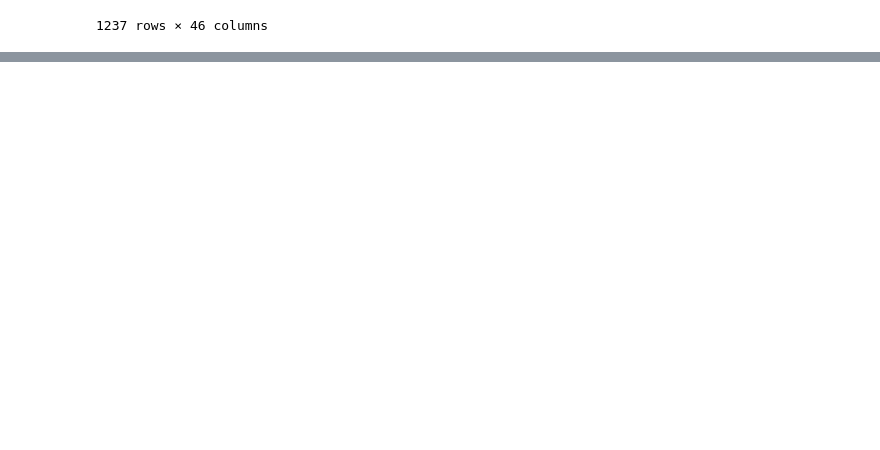
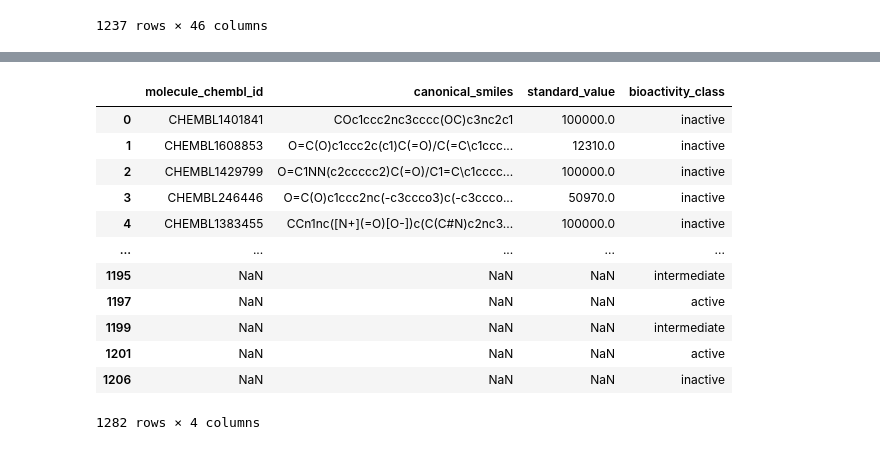
Before and after one commit to Fyn2a/BioInfo_Project_Drugs, a Jupyter notebook: DataGen.ipynb, the cells around one changed output, grey strips where cells are left out. Drawn from its saved outputs; the diff is of its cells as text; code cells hidden in the pictures; blank space fills up the shorter version.

```diff
--- a/DataGen.ipynb
+++ b/DataGen.ipynb
@@ -44,9 +46,9 @@ print(df['standard_type'].value_counts()['IC50'])
  'Kcat' 'TIME' 'EC50' 'INH' 'Ratio' 'Kinact' 'Stability']
 1284
 # %%
+BioActivity = new_client.activity
 residues2 = BioActivity.filter(target_chembl_id=target_selection).filter(standard_type='IC50')
 df2 = pd.DataFrame.from_dict(residues2)
-df2.head(3)
 # %% [output]
 |  | action_type | activity_comment | activity_id | activity_properties | assay_chembl_id | assay_description | ... |
 | 0 | None | active | 7018430 | [] | CHEMBL1794550 | PUBCHEM_BIOASSAY: Primary and Con... | ... |
@@ -72,3 +90,16 @@ df3
 | 1282 | {'action_type': 'INHIBITOR', 'des... | None | 24866731 | [] | CHEMBL5151793 | Inhibition of DENV-2 DENV2 NS2B-NS3 | ... |
 | 1283 | {'action_type': 'INHIBITOR', 'des... | None | 24891069 | [{'comments': None, 'relation': '... | CHEMBL5158485 | Inhibition of 6-His tagged-G4SG4 ... | ... |
 1237 rows × 46 columns
+# %%
+bioactivity_class = []
+for i in df3.standard_value:
+  if float(i) >= 10000:
+    bioactivity_class.append("inactive")
+  elif float(i) <= 1000:
+    bioactivity_class.append("active")
+  else:
+    bioactivity_class.append("intermediate")
+
+selection = ['molecule_chembl_id','canonical_smiles','standard_value']
+df4 = df3[selection]
+df4
@@ -74,0 +120,18 @@ df3
+# %%
+bioactivity_class = pd.Series(bioactivity_class, name='bioactivity_class')
+df5 = pd.concat([df4, bioactivity_class], axis=1)
+df5
+# %% [output]
+|  | molecule_chembl_id | canonical_smiles | standard_value | bioactivity_class |
+| 0 | CHEMBL1401841 | COc1ccc2nc3cccc(OC)c3nc2c1 | 100000.0 | inactive |
+| 1 | CHEMBL1608853 | O=C(O)c1ccc2c(c1)C(=O)/C(=C\c1ccc... | 12310.0 | inactive |
+| 2 | CHEMBL1429799 | O=C1NN(c2ccccc2)C(=O)/C1=C\c1cccc... | 100000.0 | inactive |
+| 3 | CHEMBL246446 | O=C(O)c1ccc2nc(-c3ccco3)c(-c3ccco... | 50970.0 | inactive |
+| 4 | CHEMBL1383455 | CCn1nc([N+](=O)[O-])c(C(C#N)c2nc3... | 100000.0 | inactive |
+| ... | ... | ... | ... | ... |
+| 1195 | NaN | NaN | NaN | intermediate |
+| 1197 | NaN | NaN | NaN | active |
+| 1199 | NaN | NaN | NaN | intermediate |
+| 1201 | NaN | NaN | NaN | active |
+| 1206 | NaN | NaN | NaN | inactive |
+1282 rows × 4 columns
```
Also changed, not shown: parts of 10 cells of this notebook, 2 other files.
